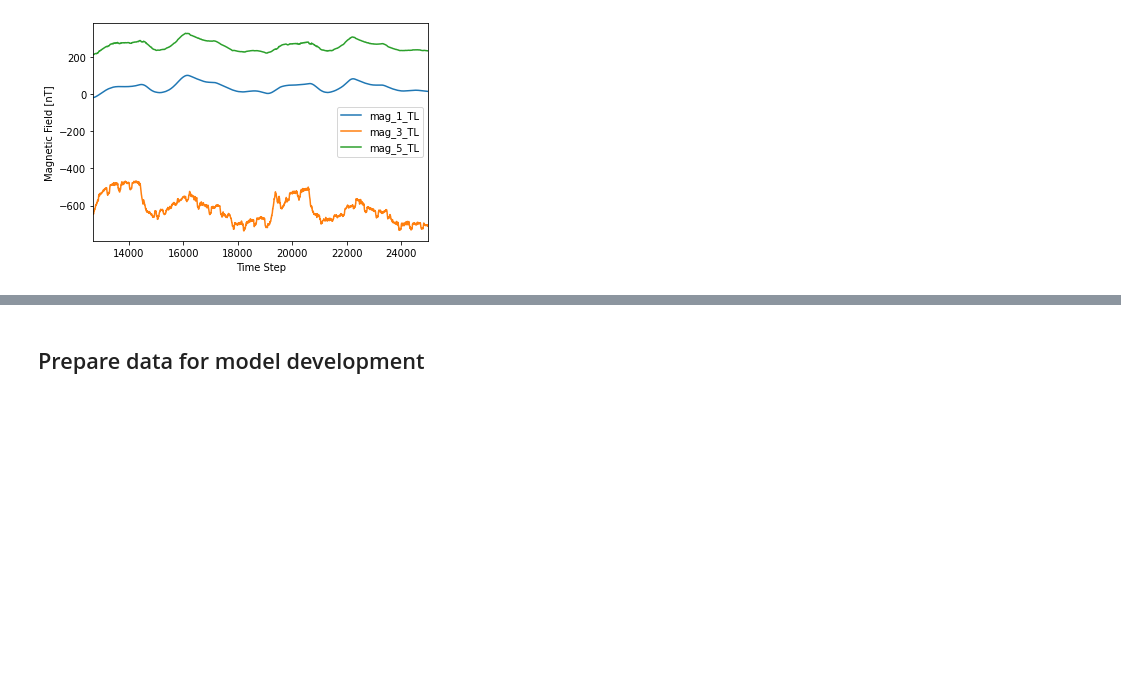
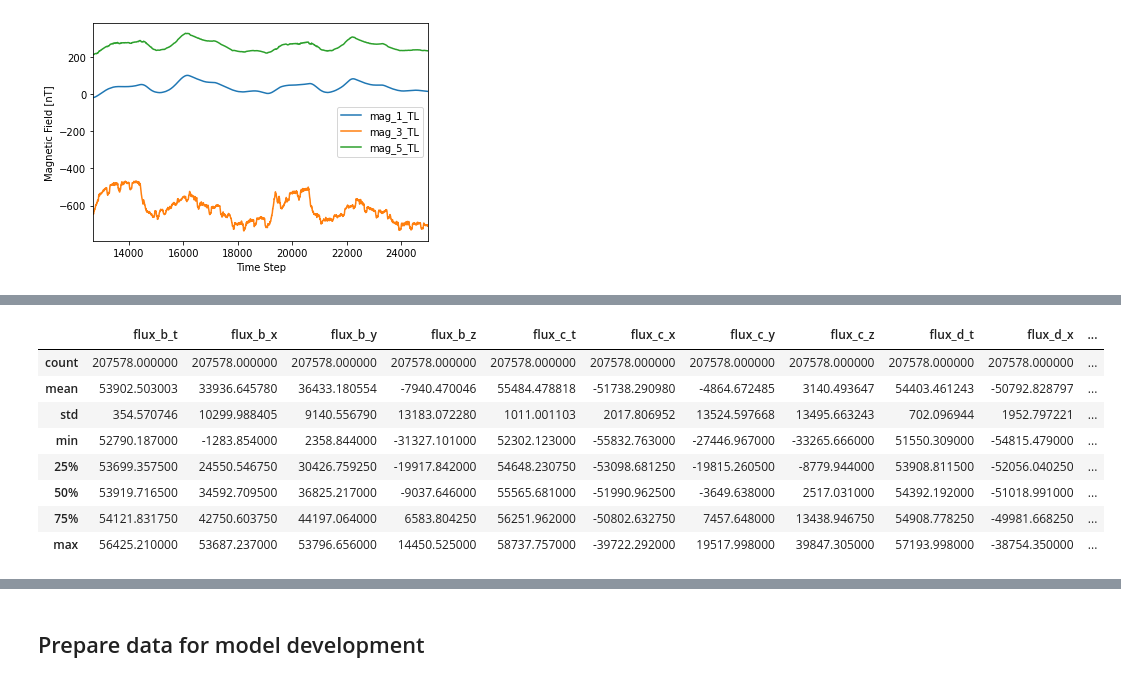
Before and after one commit to MIT-AI-Accelerator/MagNav.jl, a Jupyter notebook: notebooks/2 - Baseline Model Development.ipynb, the cells around one changed output, grey strips where cells are left out. Drawn from its saved outputs; the diff is of its cells as text; code cells hidden in the pictures; blank space fills up the shorter version.

```diff
--- a/notebooks/2 - Baseline Model Development.ipynb
+++ b/notebooks/2 - Baseline Model Development.ipynb
@@ -62,0 +92,12 @@ plt.show()
+# %%
+df.describe()
+# %% [output]
+|  | flux_b_t | flux_b_x | flux_b_y | flux_b_z | flux_c_t | flux_c_x | flux_c_y | flux_c_z | flux_d_t | flux_d_x | ... |
+| count | 207578.000000 | 207578.000000 | 207578.000000 | 207578.000000 | 207578.000000 | 207578.000000 | 207578.000000 | 207578.000000 | 207578.000000 | 207578.000000 | ... |
+| mean | 53902.503003 | 33936.645780 | 36433.180554 | -7940.470046 | 55484.478818 | -51738.290980 | -4864.672485 | 3140.493647 | 54403.461243 | -50792.828797 | ... |
+| std | 354.570746 | 10299.988405 | 9140.556790 | 13183.072280 | 1011.001103 | 2017.806952 | 13524.597668 | 13495.663243 | 702.096944 | 1952.797221 | ... |
+| min | 52790.187000 | -1283.854000 | 2358.844000 | -31327.101000 | 52302.123000 | -55832.763000 | -27446.967000 | -33265.666000 | 51550.309000 | -54815.479000 | ... |
+| 25% | 53699.357500 | 24550.546750 | 30426.759250 | -19917.842000 | 54648.230750 | -53098.681250 | -19815.260500 | -8779.944000 | 53908.811500 | -52056.040250 | ... |
+| 50% | 53919.716500 | 34592.709500 | 36825.217000 | -9037.646000 | 55565.681000 | -51990.962500 | -3649.638000 | 2517.031000 | 54392.192000 | -51018.991000 | ... |
+| 75% | 54121.831750 | 42750.603750 | 44197.064000 | 6583.804250 | 56251.962000 | -50802.632750 | 7457.648000 | 13438.946750 | 54908.778250 | -49981.668250 | ... |
+| max | 56425.210000 | 53687.237000 | 53796.656000 | 14450.525000 | 58737.757000 | -39722.292000 | 19517.998000 | 39847.305000 | 57193.998000 | -38754.350000 | ... |
```
Also changed, not shown: parts of 13 cells of this notebook, 1 other file.
